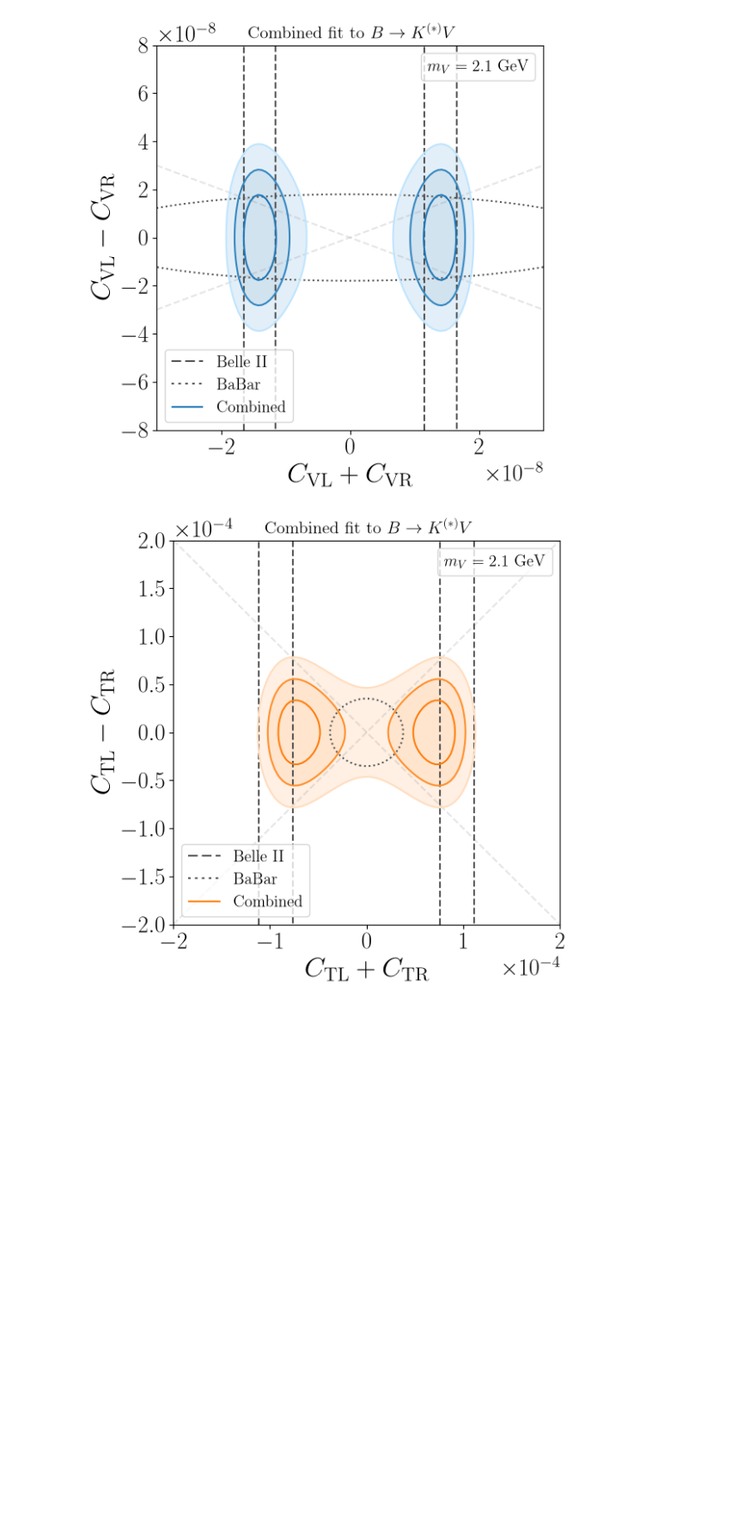
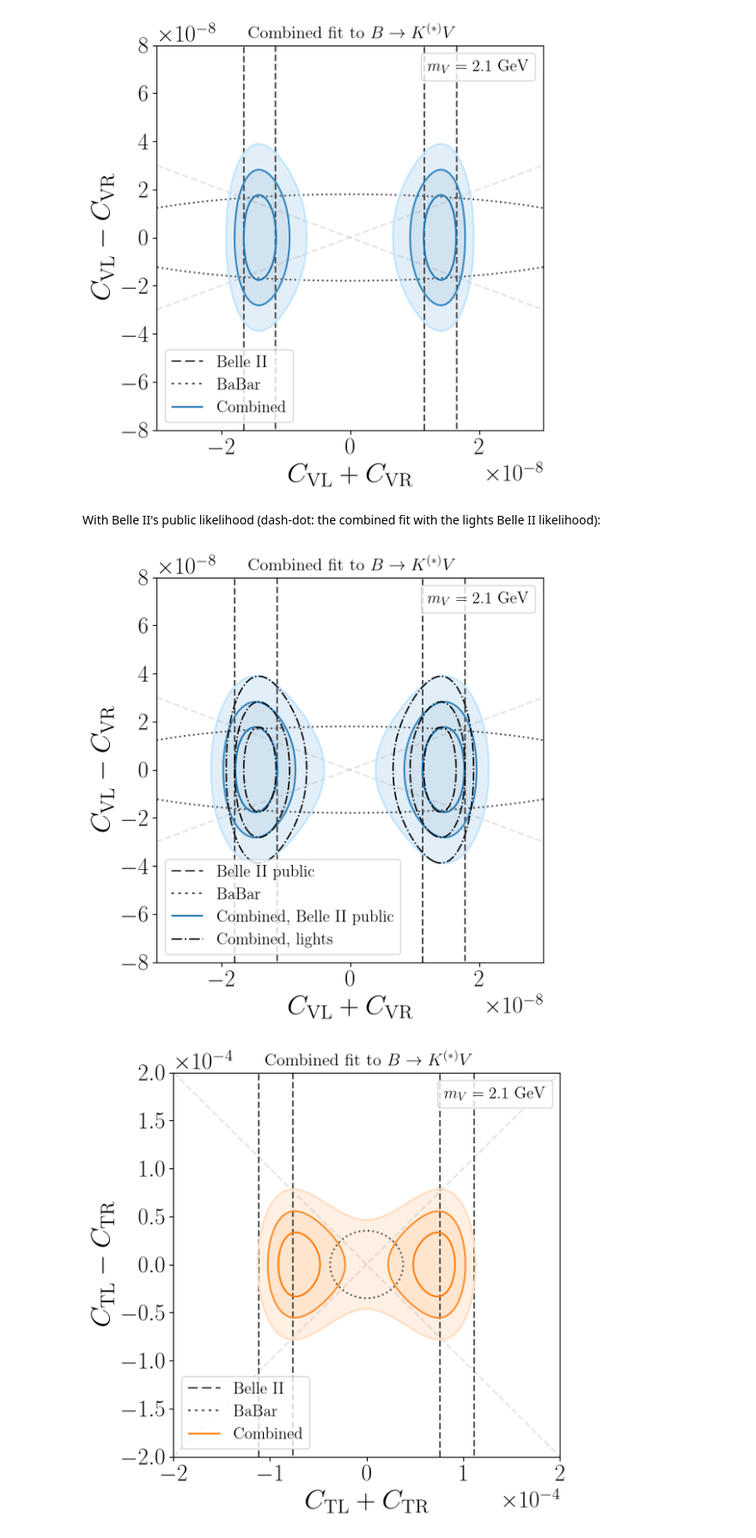
Before and after one commit to PatrickBolton/bk-invisible-fits, a Jupyter notebook: notebooks/04_NP_coupling.ipynb, the cells around one changed output. Shown at 86% size. Cells and saved outputs as stored; diff of their text form; code cells hidden in the pictures; blank space fills up the shorter version.

```diff
--- a/notebooks/04_NP_coupling.ipynb
+++ b/notebooks/04_NP_coupling.ipynb
@@ -61,6 +80,15 @@ contour_figure(scan_hVhA, (1e-8, 1e-8), r'$C_{\rm VL} + C_{\rm VR}$', r'$C_{\rm
                r'Combined fit to $B\to K^{(*)} V$', "2body_vector_vectorcoupling.pdf", shades = 200)
 # %% [output]
 [figure]
+# %% [markdown]
+With Belle II's public likelihood (dash-dot: the combined fit with the lights Belle II likelihood):
+# %%
+scan_hVhA_public = public(scan_hVhA)
+contour_figure(scan_hVhA_public, (1e-8, 1e-8), r'$C_{\rm VL} + C_{\rm VR}$', r'$C_{\rm VL} - C_{\rm VR}$', r'$m_V = %1.1f$ GeV',
+               r'Combined fit to $B\to K^{(*)} V$', "2body_vector_vectorcoupling_public.pdf", shades = 200,
+               compare = scan_hVhA)
+# %% [output]
+[figure, added]
 # %%
 Npts = [100, 100]
 
```
Also changed, not shown: parts of 14 cells of this notebook, 10 other files.
